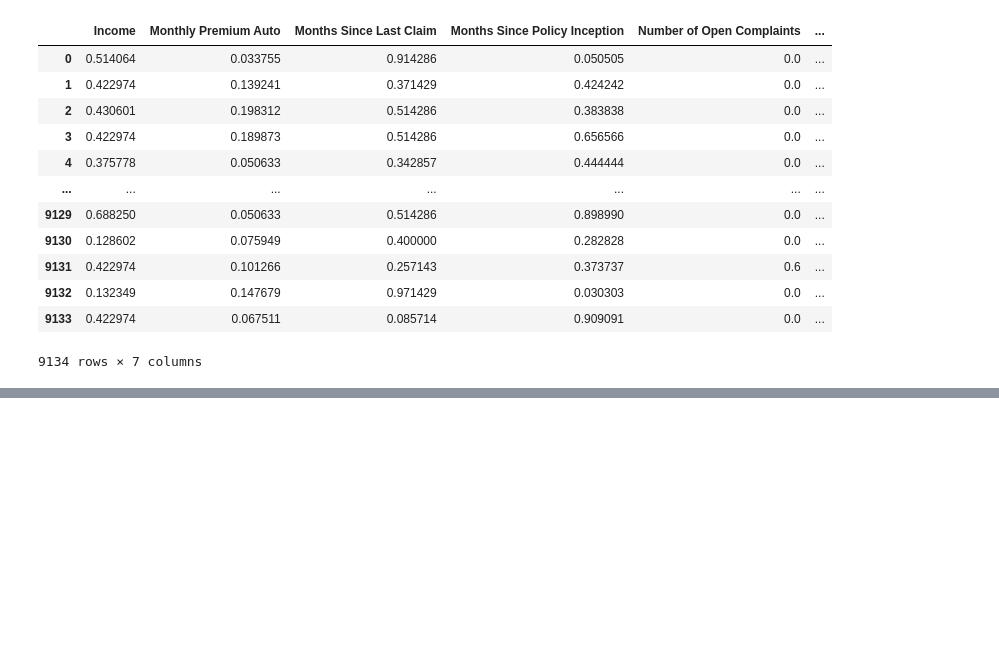
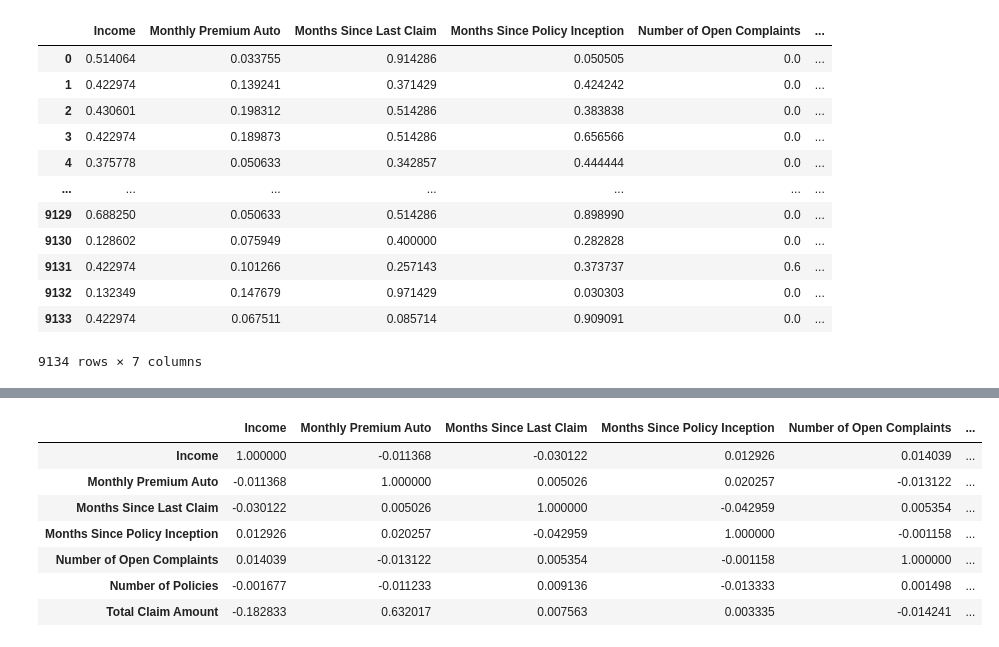
Before and after one commit to AgustinMRedondo/lab-customer-analysis-round-5, a Jupyter notebook: files_for_lab/lab5_notebok.ipynb, the cells around one changed output, grey strips where cells are left out. Cells and saved outputs as stored; diff of their text form; code cells hidden in the pictures; blank space fills up the shorter version.

```diff
--- a/files_for_lab/lab5_notebok.ipynb
+++ b/files_for_lab/lab5_notebok.ipynb
@@ -205,0 +201,11 @@ pd.DataFrame(x_normalized, columns=X.columns).corr()
+# %%
+df_norm.corr()
+# %% [output]
+|  | Income | Monthly Premium Auto | Months Since Last Claim | Months Since Policy Inception | Number of Open Complaints | ... |
+| Income | 1.000000 | -0.011368 | -0.030122 | 0.012926 | 0.014039 | ... |
+| Monthly Premium Auto | -0.011368 | 1.000000 | 0.005026 | 0.020257 | -0.013122 | ... |
+| Months Since Last Claim | -0.030122 | 0.005026 | 1.000000 | -0.042959 | 0.005354 | ... |
+| Months Since Policy Inception | 0.012926 | 0.020257 | -0.042959 | 1.000000 | -0.001158 | ... |
+| Number of Open Complaints | 0.014039 | -0.013122 | 0.005354 | -0.001158 | 1.000000 | ... |
+| Number of Policies | -0.001677 | -0.011233 | 0.009136 | -0.013333 | 0.001498 | ... |
+| Total Claim Amount | -0.182833 | 0.632017 | 0.007563 | 0.003335 | -0.014241 | ... |
```
Also changed, not shown: parts of 3 cells of this notebook.
